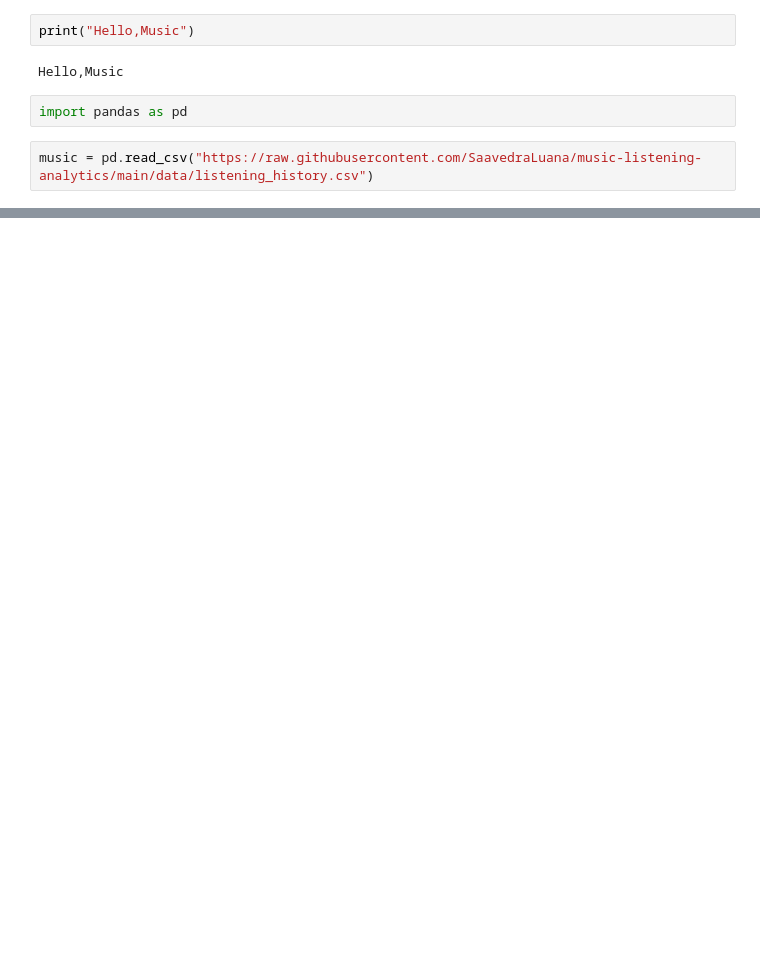
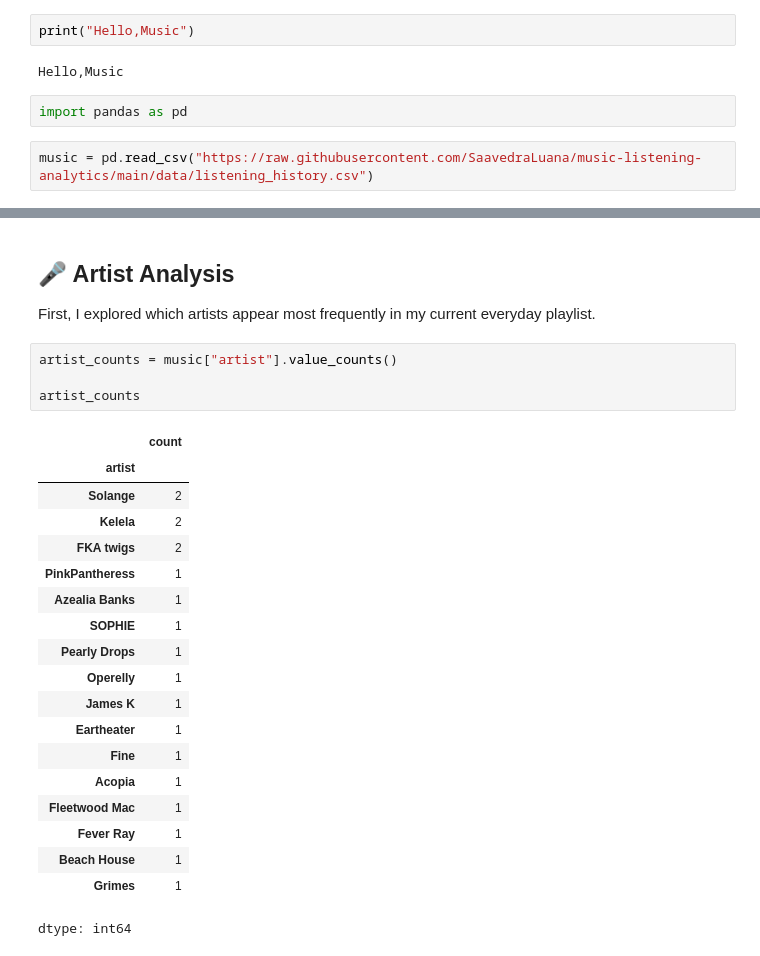
Before and after one commit to SaavedraLuana/music-listening-analytics, a Jupyter notebook: music_analysis.ipynb, the cells around one changed output, grey strips where cells are left out. Saved outputs shown, nothing was run; the diff lists cells and outputs as text; blank space fills up the shorter version.

```diff
--- a/music_analysis.ipynb
+++ b/music_analysis.ipynb
@@ -41,0 +72,28 @@ dtype: int64
+# %% [markdown]
+## 🎤 Artist Analysis
+
+First, I explored which artists appear most frequently in my current everyday playlist.
+# %%
+artist_counts = music["artist"].value_counts()
+
+artist_counts
+# %% [output]
+|  | count |
+| artist |  |
+| Solange | 2 |
+| Kelela | 2 |
+| FKA twigs | 2 |
+| PinkPantheress | 1 |
+| Azealia Banks | 1 |
+| SOPHIE | 1 |
+| Pearly Drops | 1 |
+| Operelly | 1 |
+| James K | 1 |
+| Eartheater | 1 |
+| Fine | 1 |
+| Acopia | 1 |
+| Fleetwood Mac | 1 |
+| Fever Ray | 1 |
+| Beach House | 1 |
+| Grimes | 1 |
+dtype: int64
```
Also changed, not shown: parts of 14 cells of this notebook.
